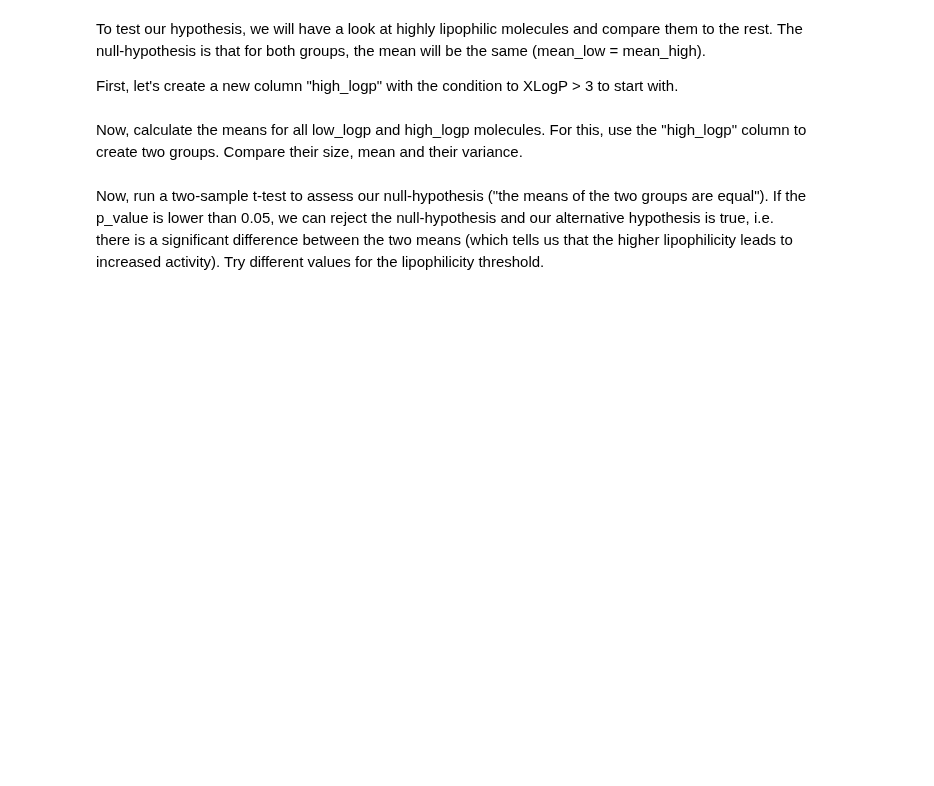
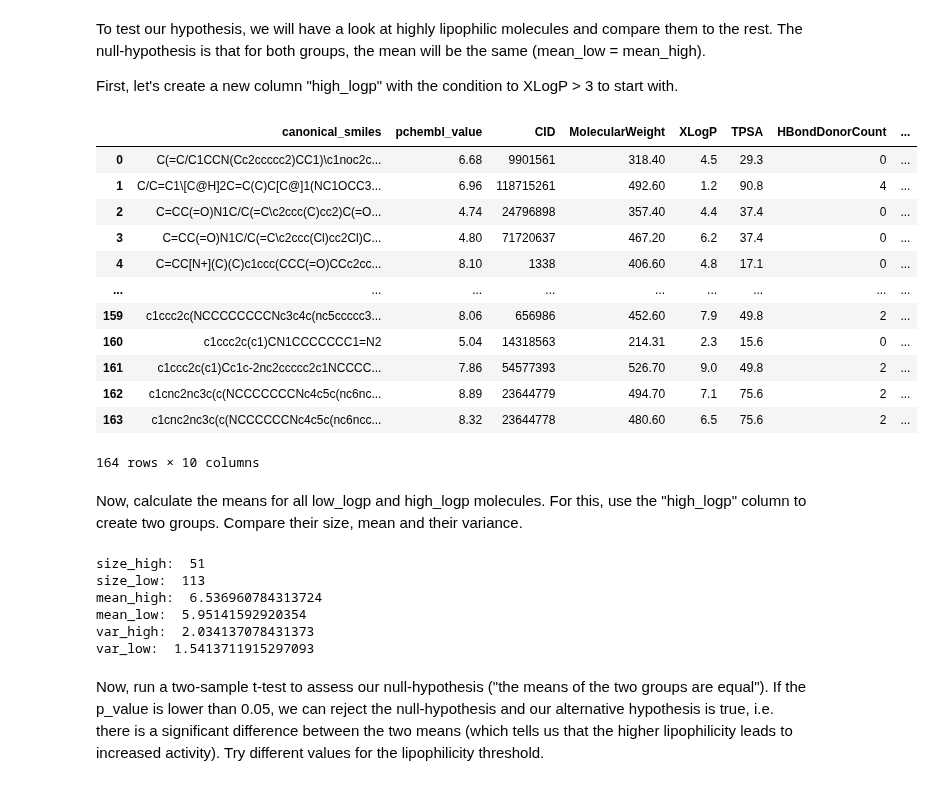
Before and after one commit to GGlupsch/ChemicalDataScience103, a Jupyter notebook: lectures/session09/materials/hypothesis.ipynb, the cells around one changed output. Drawn from its saved outputs; the diff is of its cells as text; code cells hidden in the pictures; blank space fills up the shorter version.

```diff
--- a/lectures/session09/materials/hypothesis.ipynb
+++ b/lectures/session09/materials/hypothesis.ipynb
@@ -24,8 +40,42 @@ Produce a scatterplot of the columns "XLogP" and "pchembl_value".
 To test our hypothesis, we will have a look at highly lipophilic molecules and compare them to the rest. The null-hypothesis is that for both groups, the mean will be the same (mean_low = mean_high).
 
 First, let's create a new column "high_logp" with the condition to XLogP > 3 to start with.
+# %%
+df["high_logp"]=df["XLogP"]>5
+df
+# %% [output]
+|  | canonical_smiles | pchembl_value | CID | MolecularWeight | XLogP | TPSA | HBondDonorCount | ... |
+| 0 | C(=C/C1CCN(Cc2ccccc2)CC1)\c1noc2c... | 6.68 | 9901561 | 318.40 | 4.5 | 29.3 | 0 | ... |
+| 1 | C/C=C1\[C@H]2C=C(C)C[C@]1(NC1OCC3... | 6.96 | 118715261 | 492.60 | 1.2 | 90.8 | 4 | ... |
+| 2 | C=CC(=O)N1C/C(=C\c2ccc(C)cc2)C(=O... | 4.74 | 24796898 | 357.40 | 4.4 | 37.4 | 0 | ... |
+| 3 | C=CC(=O)N1C/C(=C\c2ccc(Cl)cc2Cl)C... | 4.80 | 71720637 | 467.20 | 6.2 | 37.4 | 0 | ... |
+| 4 | C=CC[N+](C)(C)c1ccc(CCC(=O)CCc2cc... | 8.10 | 1338 | 406.60 | 4.8 | 17.1 | 0 | ... |
+| ... | ... | ... | ... | ... | ... | ... | ... | ... |
+| 159 | c1ccc2c(NCCCCCCCCNc3c4c(nc5ccccc3... | 8.06 | 656986 | 452.60 | 7.9 | 49.8 | 2 | ... |
+| 160 | c1ccc2c(c1)CN1CCCCCCC1=N2 | 5.04 | 14318563 | 214.31 | 2.3 | 15.6 | 0 | ... |
+| 161 | c1ccc2c(c1)Cc1c-2nc2ccccc2c1NCCCC... | 7.86 | 54577393 | 526.70 | 9.0 | 49.8 | 2 | ... |
+| 162 | c1cnc2nc3c(c(NCCCCCCCNc4c5c(nc6nc... | 8.89 | 23644779 | 494.70 | 7.1 | 75.6 | 2 | ... |
+| 163 | c1cnc2nc3c(c(NCCCCCCNc4c5c(nc6ncc... | 8.32 | 23644778 | 480.60 | 6.5 | 75.6 | 2 | ... |
+164 rows × 10 columns
 # %% [markdown]
 Now, calculate the means for all low_logp and high_logp molecules. For this, use the "high_logp" column to create two groups. Compare their size, mean and their variance.
+# %%
+group_high = df[df["high_logp"]]["pchembl_value"]
+group_low = df[-df["high_logp"]]["pchembl_value"]
+
+print("size_high: ", group_high.size)
+print("size_low: ", group_low.size)
+print("mean_high: ", group_high.mean())
+print("mean_low: ", group_low.mean())
+print("var_high: ", group_high.var())
+print("var_low: ", group_low.var())
+# %% [output]
+size_high:  51
+size_low:  113
+mean_high:  6.536960784313724
+mean_low:  5.95141592920354
+var_high:  2.034137078431373
+var_low:  1.5413711915297093
 # %% [markdown]
 Now, run a two-sample t-test to assess our null-hypothesis ("the means of the two groups are equal"). If the p_value is lower than 0.05, we can reject the null-hypothesis and our alternative hypothesis is true, i.e. there is a significant difference between the two means (which tells us that the higher lipophilicity leads to increased activity). Try different values for the lipophilicity threshold.
 # %%
```
Also changed, not shown: parts of 4 cells of this notebook, 10 other files.
